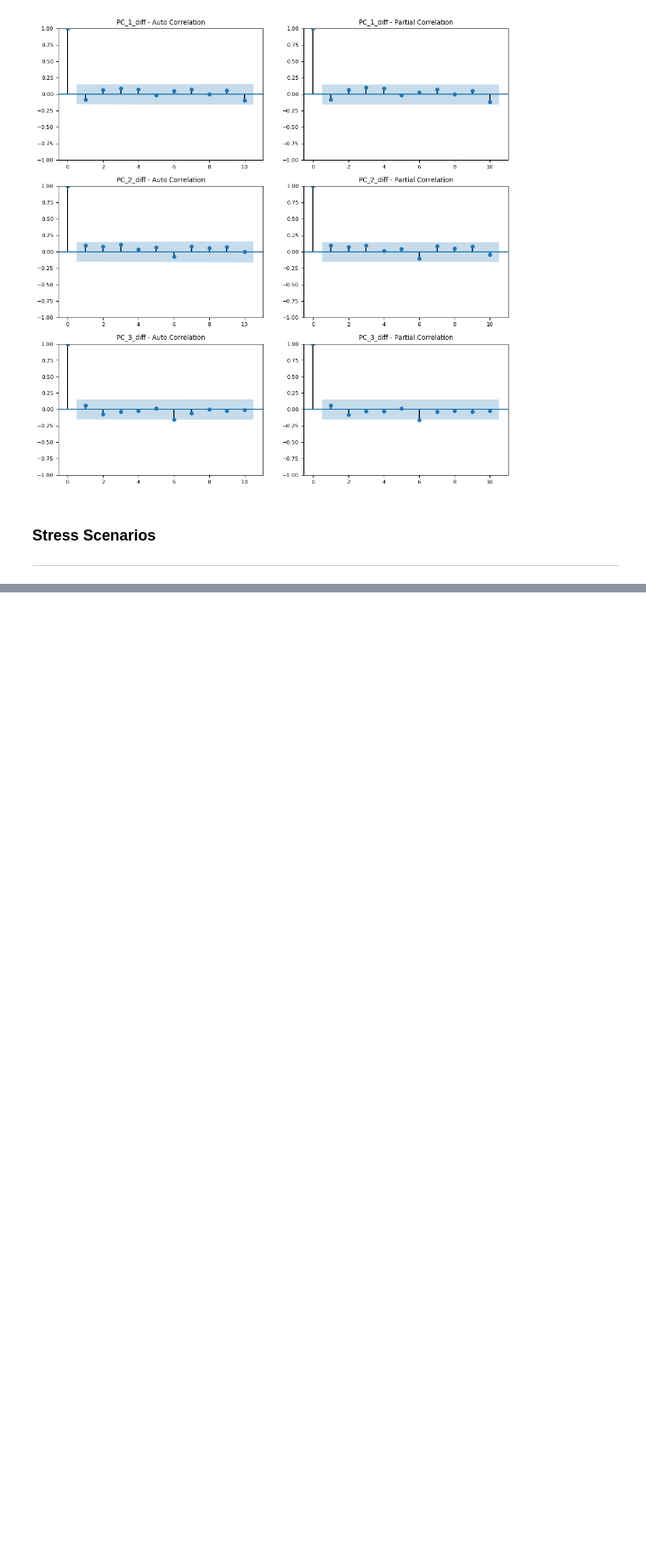
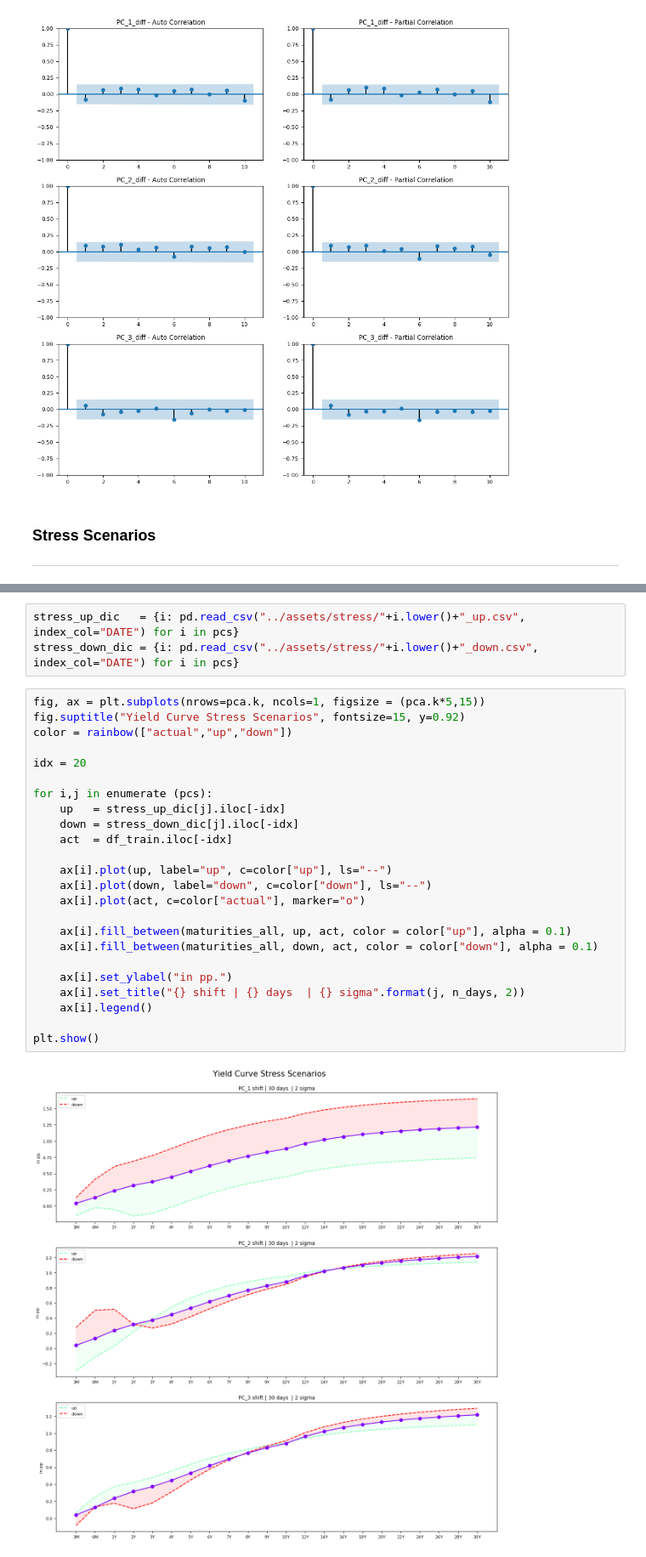
Before and after one commit to bernhard-pfann/pca-yield-curve-analytics, a Jupyter notebook: notebooks/rates-analysis.ipynb, the cells around one changed output, grey strips where cells are left out. Shown at 85% size. Saved outputs shown, nothing was run; the diff lists cells and outputs as text; blank space fills up the shorter version.

```diff
--- a/notebooks/analysis.ipynb
+++ b/notebooks/rates-analysis.ipynb
@@ -356,0 +365,29 @@ for i in pc_idx2:
+# %%
+stress_up_dic   = {i: pd.read_csv("../assets/stress/"+i.lower()+"_up.csv", index_col="DATE") for i in pcs}
+stress_down_dic = {i: pd.read_csv("../assets/stress/"+i.lower()+"_down.csv", index_col="DATE") for i in pcs}
+# %%
+fig, ax = plt.subplots(nrows=pca.k, ncols=1, figsize = (pca.k*5,15))
+fig.suptitle("Yield Curve Stress Scenarios", fontsize=15, y=0.92)
+color = rainbow(["actual","up","down"])
+
+idx = 20
+
+for i,j in enumerate (pcs):
+    up   = stress_up_dic[j].iloc[-idx]
+    down = stress_down_dic[j].iloc[-idx]
+    act  = df_train.iloc[-idx]
+
+    ax[i].plot(up, label="up", c=color["up"], ls="--")
+    ax[i].plot(down, label="down", c=color["down"], ls="--")
+    ax[i].plot(act, c=color["actual"], marker="o")
+
+    ax[i].fill_between(maturities_all, up, act, color = color["up"], alpha = 0.1)
+    ax[i].fill_between(maturities_all, down, act, color = color["down"], alpha = 0.1)
+
+    ax[i].set_ylabel("in pp.")
+    ax[i].set_title("{} shift | {} days  | {} sigma".format(j, n_days, 2))
+    ax[i].legend()
+
+plt.show()
+# %% [output]
+[figure, added]
```
Also changed, not shown: parts of 9 cells of this notebook, 3 other files.
